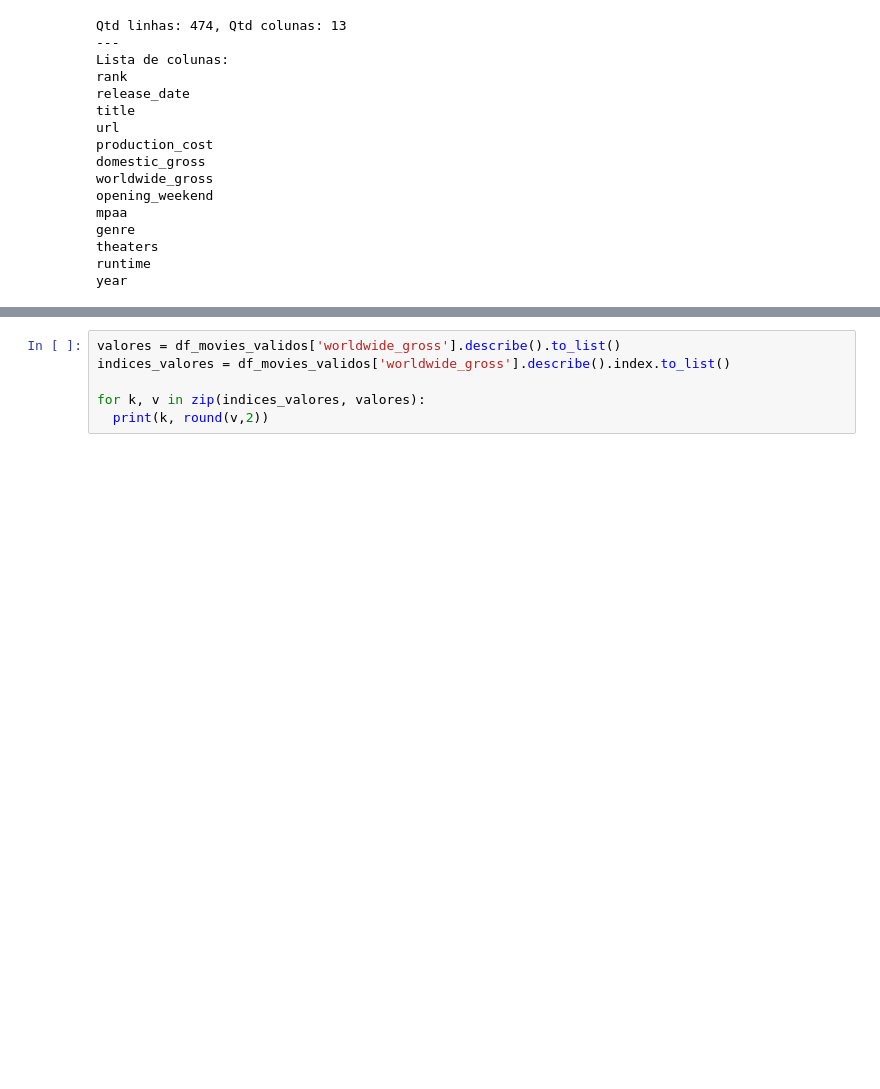
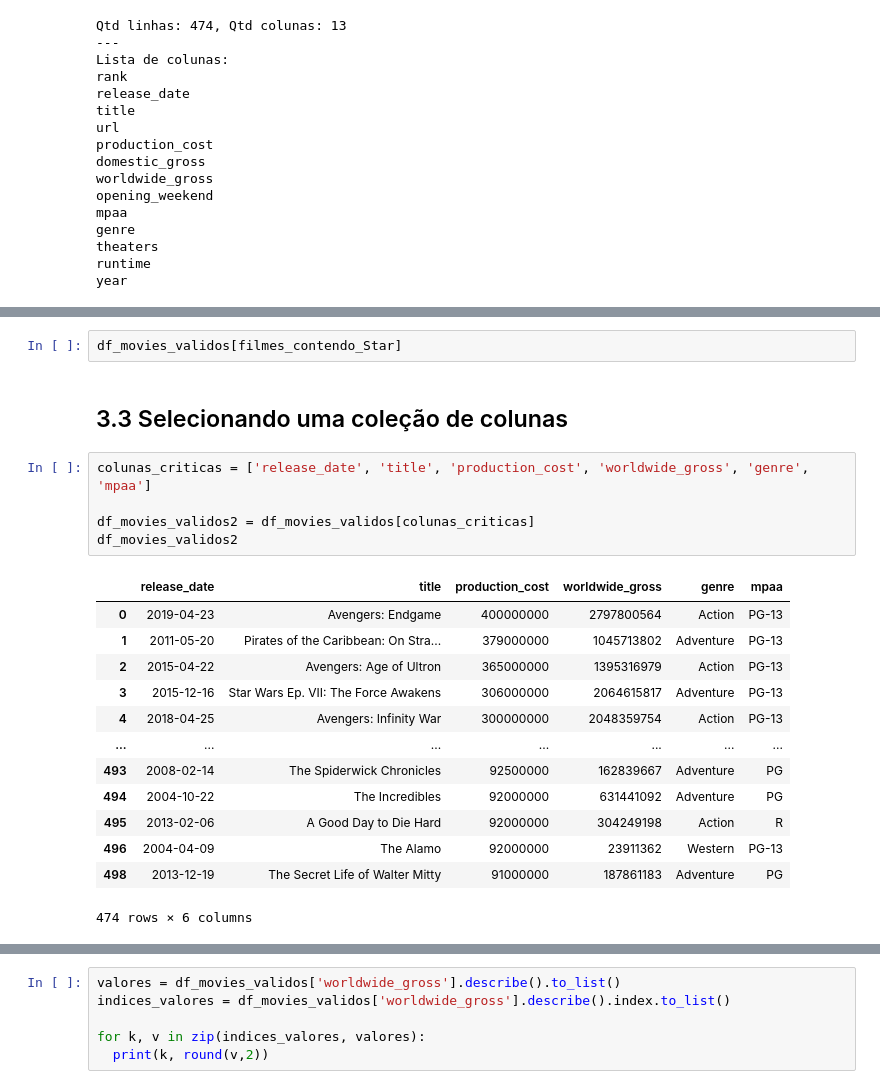
Before and after one commit to armandossrecife/icc, a Jupyter notebook: top_500_movies.ipynb, the cells around one changed output, grey strips where cells are left out. Cells and saved outputs as stored; diff of their text form; blank space fills up the shorter version.

```diff
--- a/top_500_movies.ipynb
+++ b/top_500_movies.ipynb
@@ -299,0 +400,23 @@ year
+# %%
+df_movies_validos[filmes_contendo_Star]
+# %% [markdown]
+## 3.3 Selecionando uma coleção de colunas
+# %%
+colunas_criticas = ['release_date', 'title', 'production_cost', 'worldwide_gross', 'genre', 'mpaa']
+
+df_movies_validos2 = df_movies_validos[colunas_criticas]
+df_movies_validos2
+# %% [output]
+|  | release_date | title | production_cost | worldwide_gross | genre | mpaa |
+| 0 | 2019-04-23 | Avengers: Endgame | 400000000 | 2797800564 | Action | PG-13 |
+| 1 | 2011-05-20 | Pirates of the Caribbean: On Stra... | 379000000 | 1045713802 | Adventure | PG-13 |
+| 2 | 2015-04-22 | Avengers: Age of Ultron | 365000000 | 1395316979 | Action | PG-13 |
+| 3 | 2015-12-16 | Star Wars Ep. VII: The Force Awakens | 306000000 | 2064615817 | Adventure | PG-13 |
+| 4 | 2018-04-25 | Avengers: Infinity War | 300000000 | 2048359754 | Action | PG-13 |
+| ... | ... | ... | ... | ... | ... | ... |
+| 493 | 2008-02-14 | The Spiderwick Chronicles | 92500000 | 162839667 | Adventure | PG |
+| 494 | 2004-10-22 | The Incredibles | 92000000 | 631441092 | Adventure | PG |
+| 495 | 2013-02-06 | A Good Day to Die Hard | 92000000 | 304249198 | Action | R |
+| 496 | 2004-04-09 | The Alamo | 92000000 | 23911362 | Western | PG-13 |
+| 498 | 2013-12-19 | The Secret Life of Walter Mitty | 91000000 | 187861183 | Adventure | PG |
+474 rows × 6 columns
```
Also changed, not shown: parts of 50 cells of this notebook.
